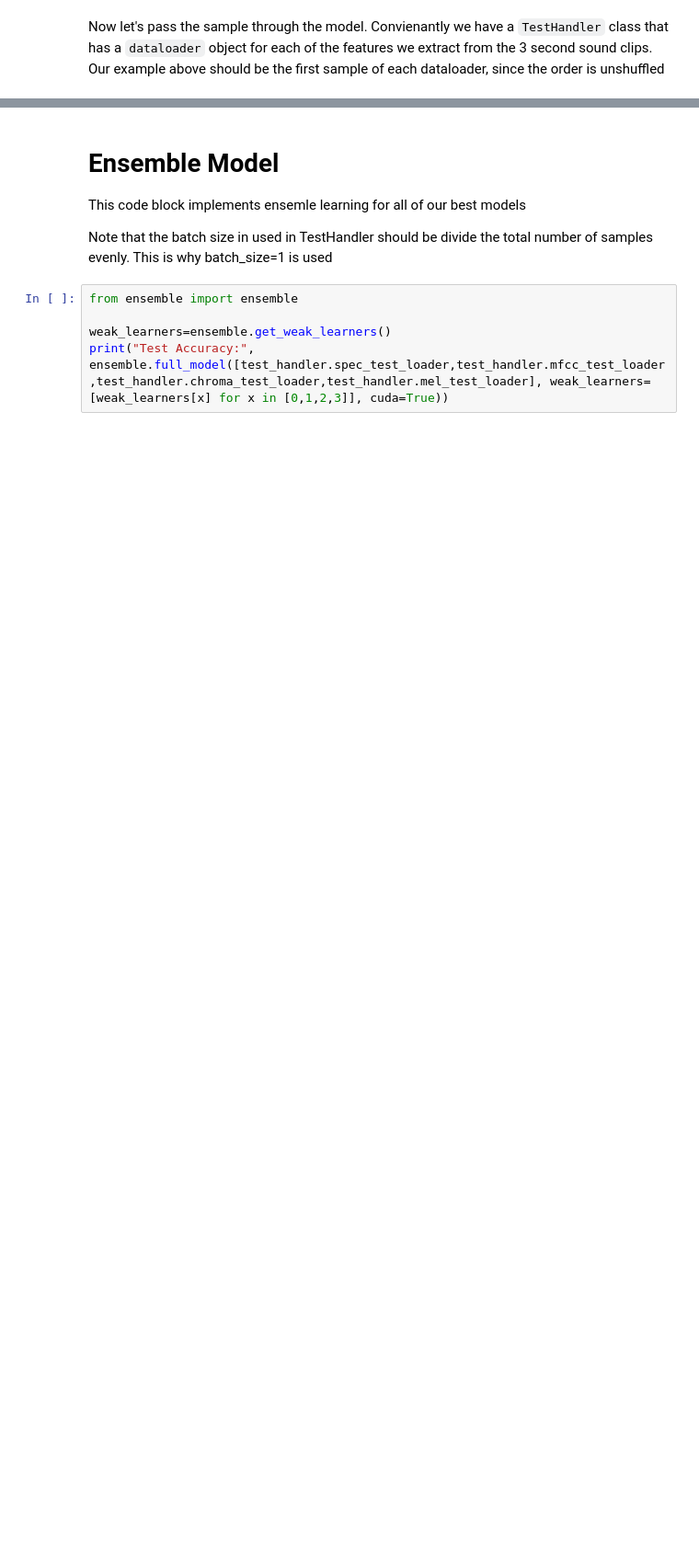
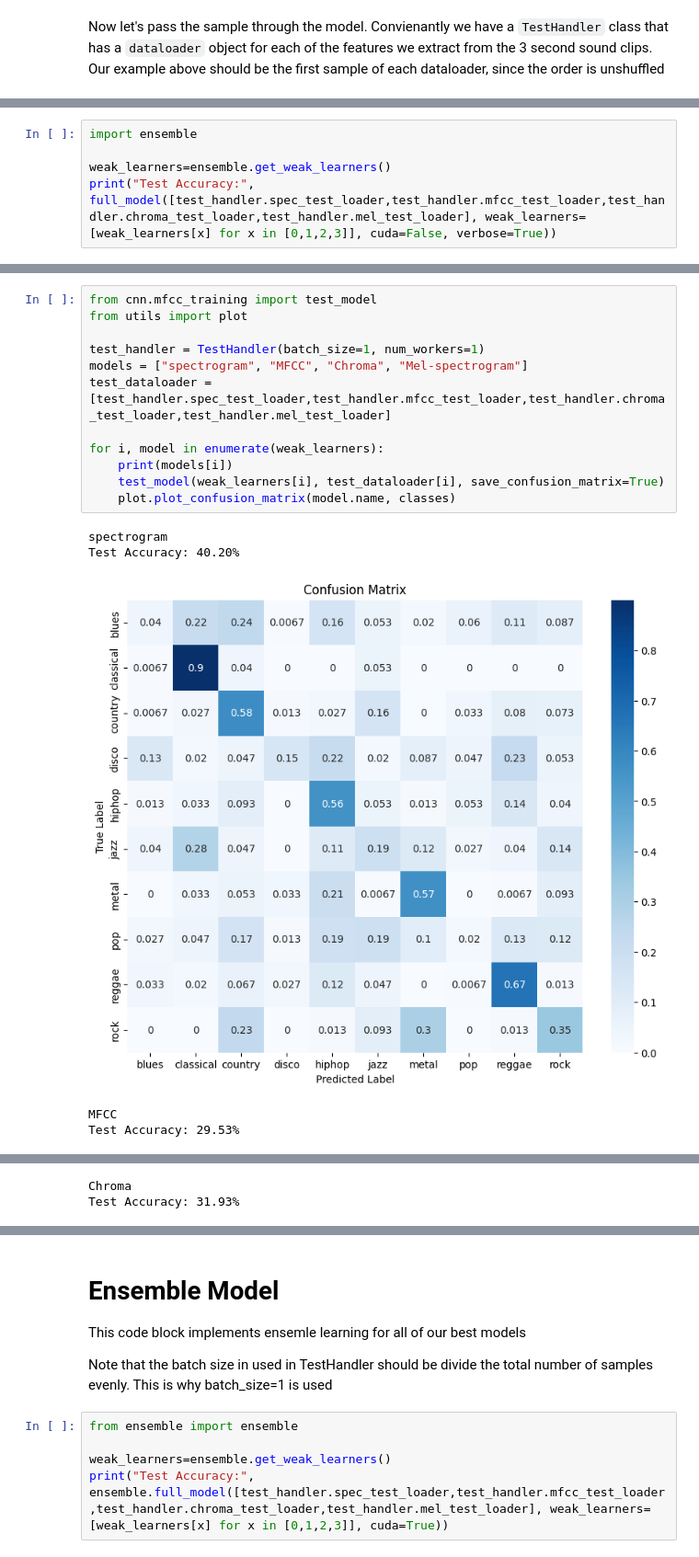
Before and after one commit to terryluan12/Genrify, a Jupyter notebook: src/genrify.ipynb, the cells around one changed output, grey strips where cells are left out. Shown at 92% size. Saved outputs shown, nothing was run; the diff lists cells and outputs as text; blank space fills up the shorter version.

```diff
--- a/src/genrify.ipynb
+++ b/src/genrify.ipynb
@@ -139,0 +149,5 @@ test_handler.mfcc_test_loader = test_handler.mfcc_test_loader.dataset[0]
+# %%
+import ensemble
+
+weak_learners=ensemble.get_weak_learners()
+print("Test Accuracy:", full_model([test_handler.spec_test_loader,test_handler.mfcc_test_loader,test_handler.chroma_test_loader,test_handler.mel_test_loader], weak_learners=[weak_learners[x] for x in [0,1,2,3]], cuda=False, verbose=True))
@@ -139,0 +177,18 @@ test_handler.mfcc_test_loader = test_handler.mfcc_test_loader.dataset[0]
+# %%
+from cnn.mfcc_training import test_model
+from utils import plot
+
+test_handler = TestHandler(batch_size=1, num_workers=1)
+models = ["spectrogram", "MFCC", "Chroma", "Mel-spectrogram"]
+test_dataloader = [test_handler.spec_test_loader,test_handler.mfcc_test_loader,test_handler.chroma_test_loader,test_handler.mel_test_loader]
+
+for i, model in enumerate(weak_learners):
+    print(models[i])
+    test_model(weak_learners[i], test_dataloader[i], save_confusion_matrix=True)
+    plot.plot_confusion_matrix(model.name, classes)
+# %% [output]
+spectrogram
+Test Accuracy: 40.20%
+[figure, added]
+MFCC
+Test Accuracy: 29.53%
@@ -139,0 +196,2 @@ test_handler.mfcc_test_loader = test_handler.mfcc_test_loader.dataset[0]
+Chroma
+Test Accuracy: 31.93%
```
Also changed, not shown: parts of 13 cells of this notebook.
